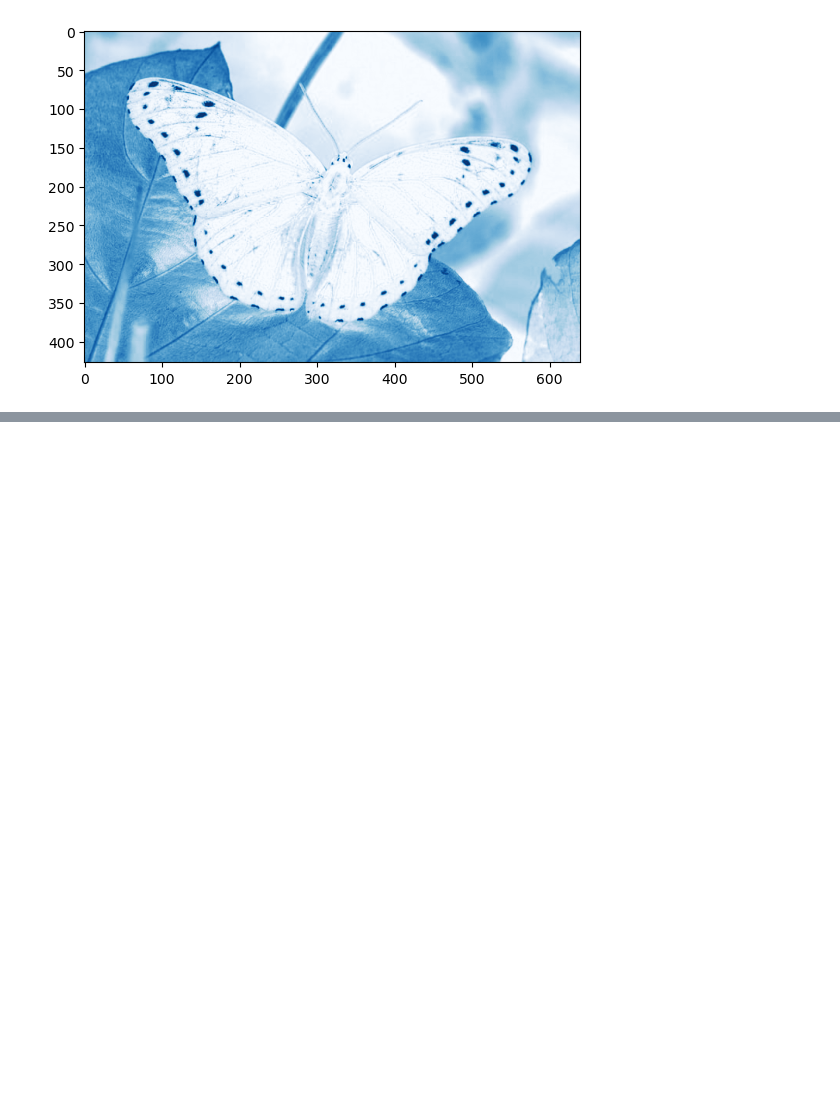
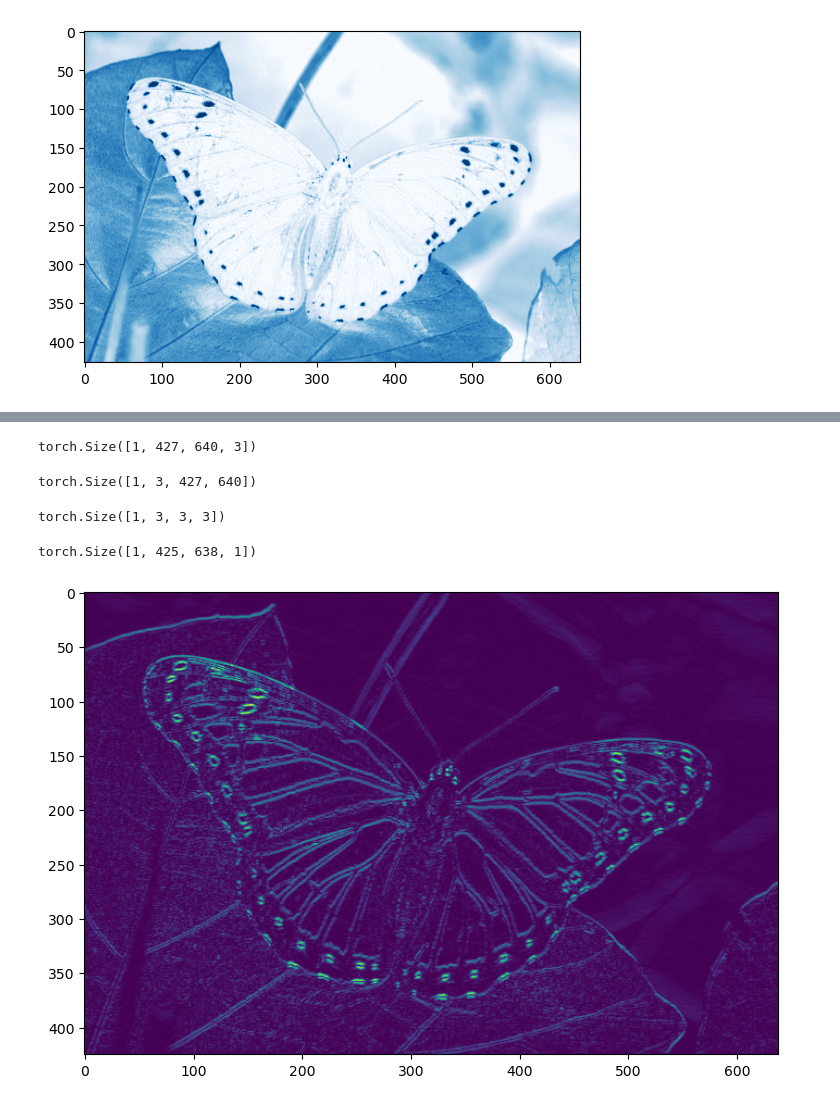
Before and after one commit to crissyro/Deep-learning-courses, a Jupyter notebook: notebooks/convolution_practice.ipynb, the cells around one changed output, grey strips where cells are left out. Cells and saved outputs as stored; diff of their text form; code cells hidden in the pictures; blank space fills up the shorter version.

Commit message:
images work sobel hor

```diff
--- a/notebooks/convolution_practice.ipynb
+++ b/notebooks/convolution_practice.ipynb
@@ -75,0 +103,34 @@ plt.imshow(img_matrix[:, :, 2], cmap=cm.Blues);
+# %%
+img_tensor = torch.tensor([img_matrix], dtype=torch.float)
+img_tensor.size() #(число изображений, высота, ширина, число каналов)
+# %% [output]
+torch.Size([1, 427, 640, 3])
+# %%
+img_tensor = img_tensor.permute(0, 3, 1, 2)
+img_tensor.size() #(число изображений, число каналов, высота, ширина)
+# %% [output]
+torch.Size([1, 3, 427, 640])
+# %%
+sobel_hor = [[-1, -2, -1],
+             [ 0,  0,  0],
+             [ 1,  2,  1]]
+
+# одна матрица на каждый канал картинки
+kernel  = [[sobel_hor, sobel_hor, sobel_hor]]
+kernel = torch.tensor(kernel, dtype=torch.float)
+kernel.size() #(число выходных каналов, число входных каналов, высота, ширина)
+# %% [output]
+torch.Size([1, 3, 3, 3])
+# %%
+img_conv_hor = conv2d(img_tensor, kernel)
+
+img_conv_hor = img_conv_hor.permute(0, 2, 3, 1)
+img_conv_hor.size() #(число изображений, высота, ширина, число каналов)
+# %% [output]
+torch.Size([1, 425, 638, 1])
+# %%
+plt.figure(figsize=(1.5*7, 1.5*4))
+plt.imshow(torch.abs(img_conv_hor[0, :, :, 0]))
+plt.show()
+# %% [output]
+[figure, added]
```
Also changed, not shown: parts of 2 cells of this notebook.
